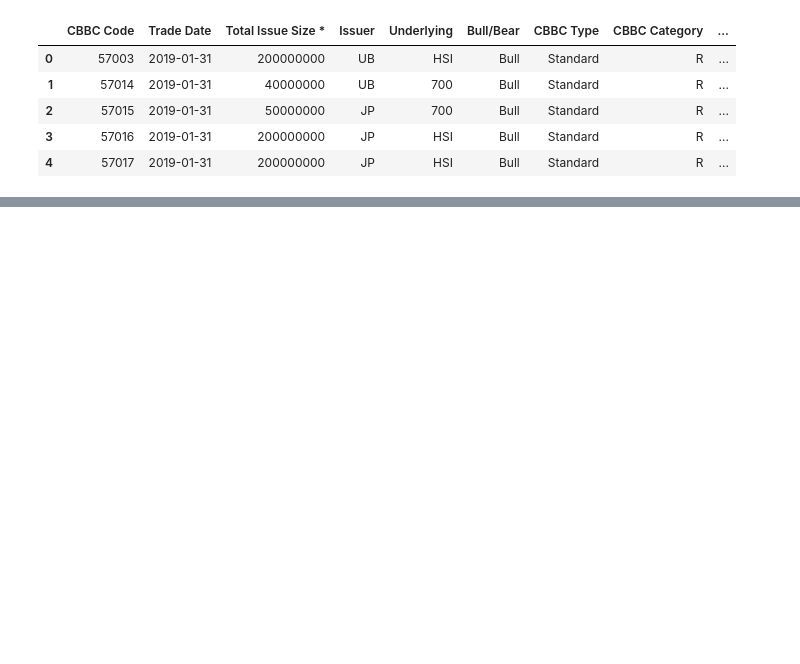
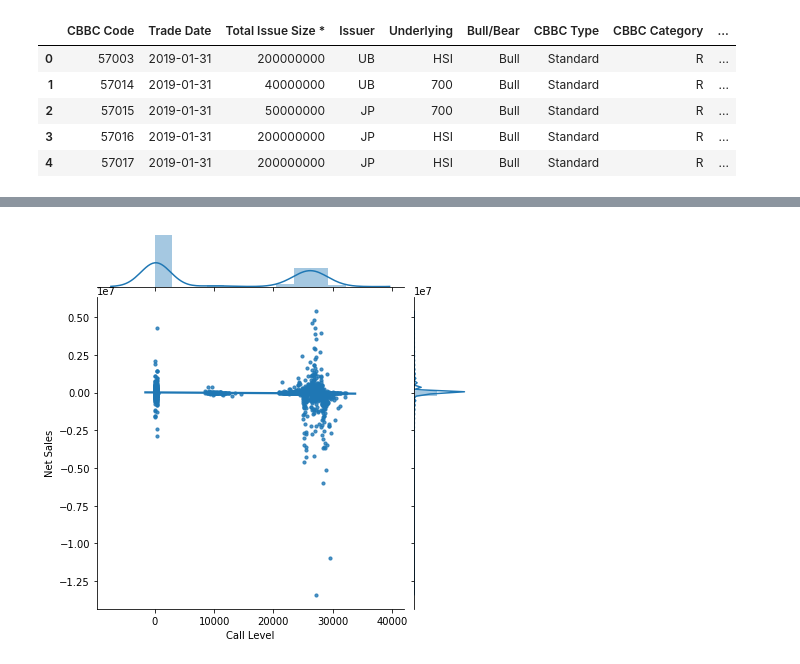
Before and after one commit to Nikhil29/Hackathon, a Jupyter notebook: dataAnalysis.ipynb, the cells around one changed output, grey strips where cells are left out. Cells and saved outputs as stored; diff of their text form; code cells hidden in the pictures; blank space fills up the shorter version.

```diff
--- a/dataAnalysis.ipynb
+++ b/dataAnalysis.ipynb
@@ -147,0 +194,16 @@ print('Avg sale:', totalIssuePlot['Net Sales'].mean())
+# %%
+# Net Sales vs Call Level
+salesVsCallLevel = cbbcGrouped[['Call Level', 'Net Sales']]
+
+#Initialize a joint-grid with the dataframe, using seaborn library
+gridA = sns.JointGrid(x="Call Level", y="Net Sales", data=salesVsCallLevel, size=6)
+
+#Draws a regression plot in the grid
+gridA = gridA.plot_joint(sns.regplot, scatter_kws={"s": 10})
+
+#Draws a distribution plot in the same grid
+gridA = gridA.plot_marginals(sns.distplot)
+
+# From below graph, the conclusion is Call Level of (close to 1000) or (25000 to 30000) lead to better sales
+# %% [output]
+[figure, added]
```
Also changed, not shown: parts of 6 cells of this notebook.
